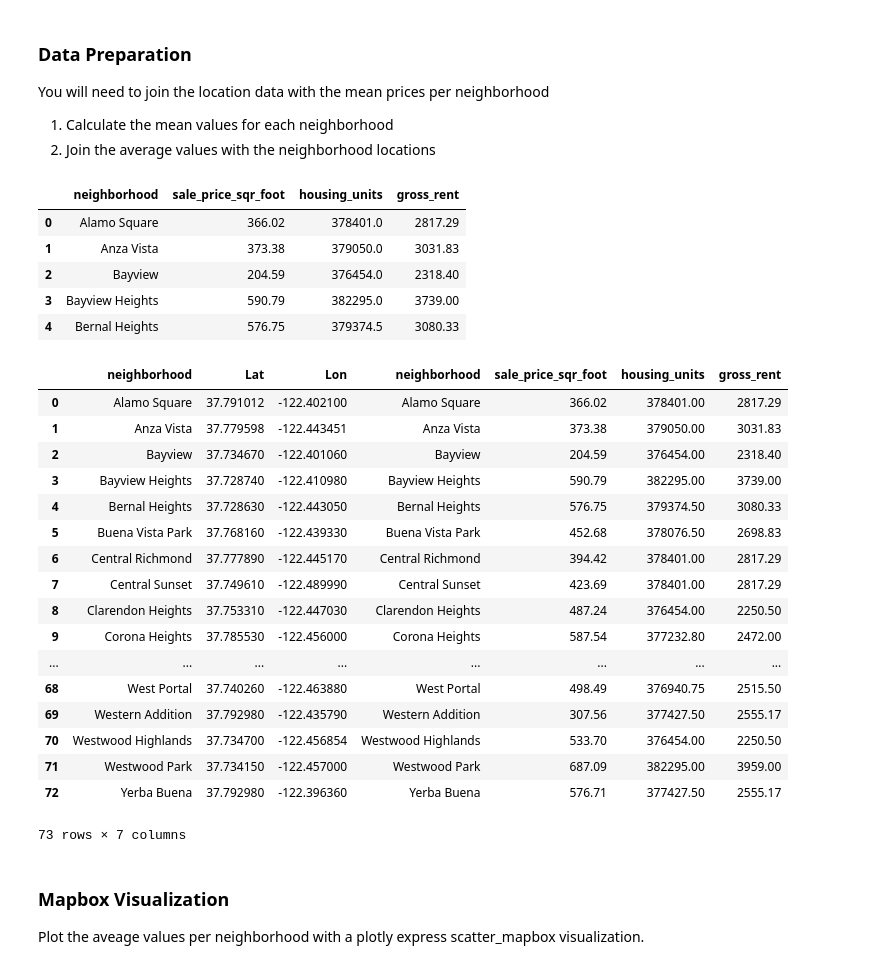
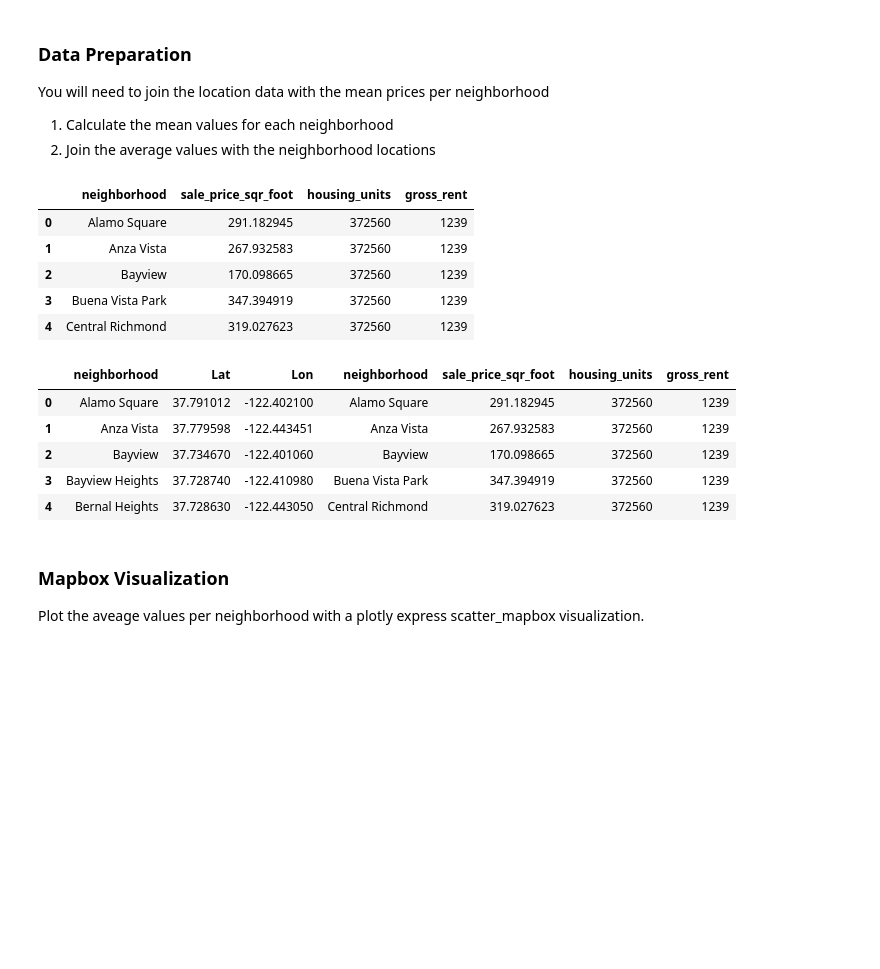
Before and after one commit to Caresir/Pyviz_Investment_Market, a Jupyter notebook: Code/rental_analysis.ipynb, the cells around one changed output. Drawn from its saved outputs; the diff is of its cells as text; code cells hidden in the pictures; blank space fills up the shorter version.

Commit message:
Adjusted the mean neighborhood dataframe to merge on the neighborhood and created a scatter mapbox

```diff
--- a/Code/rental_analysis.ipynb
+++ b/Code/rental_analysis.ipynb
@@ -222,38 +222,27 @@ You will need to join the location data with the mean prices per neighborhood
 2. Join the average values with the neighborhood locations
 # %%
 # Calculate the mean values for each neighborhood
-mean_neighborhood = sfo_data.groupby(['neighborhood']).mean().round(2).reset_index()
+mean_neighborhood = sfo_data[['neighborhood', 'sale_price_sqr_foot', 'housing_units', 'gross_rent']].reset_index().drop(columns=['year'])
+mean_neighborhood.mean().round(2).reset_index()
 mean_neighborhood.head()
 # %% [output]
 |  | neighborhood | sale_price_sqr_foot | housing_units | gross_rent |
-| 0 | Alamo Square | 366.02 | 378401.0 | 2817.29 |
-| 1 | Anza Vista | 373.38 | 379050.0 | 3031.83 |
-| 2 | Bayview | 204.59 | 376454.0 | 2318.40 |
-| 3 | Bayview Heights | 590.79 | 382295.0 | 3739.00 |
-| 4 | Bernal Heights | 576.75 | 379374.5 | 3080.33 |
+| 0 | Alamo Square | 291.182945 | 372560 | 1239 |
+| 1 | Anza Vista | 267.932583 | 372560 | 1239 |
+| 2 | Bayview | 170.098665 | 372560 | 1239 |
+| 3 | Buena Vista Park | 347.394919 | 372560 | 1239 |
+| 4 | Central Richmond | 319.027623 | 372560 | 1239 |
 # %%
 # Join the average values with the neighborhood locations
-average_by_location = pd.concat([df_neighborhood_locations, mean_neighborhood], axis=1)
-average_by_location
+average_by_location = pd.merge(df_neighborhood_locations, mean_neighborhood, on='business_id', how='outer')
+average_by_location.head()
 # %% [output]
 |  | neighborhood | Lat | Lon | neighborhood | sale_price_sqr_foot | housing_units | gross_rent |
-| 0 | Alamo Square | 37.791012 | -122.402100 | Alamo Square | 366.02 | 378401.00 | 2817.29 |
-| 1 | Anza Vista | 37.779598 | -122.443451 | Anza Vista | 373.38 | 379050.00 | 3031.83 |
-| 2 | Bayview | 37.734670 | -122.401060 | Bayview | 204.59 | 376454.00 | 2318.40 |
-| 3 | Bayview Heights | 37.728740 | -122.410980 | Bayview Heights | 590.79 | 382295.00 | 3739.00 |
-| 4 | Bernal Heights | 37.728630 | -122.443050 | Bernal Heights | 576.75 | 379374.50 | 3080.33 |
-| 5 | Buena Vista Park | 37.768160 | -122.439330 | Buena Vista Park | 452.68 | 378076.50 | 2698.83 |
-| 6 | Central Richmond | 37.777890 | -122.445170 | Central Richmond | 394.42 | 378401.00 | 2817.29 |
-| 7 | Central Sunset | 37.749610 | -122.489990 | Central Sunset | 423.69 | 378401.00 | 2817.29 |
-| 8 | Clarendon Heights | 37.753310 | -122.447030 | Clarendon Heights | 487.24 | 376454.00 | 2250.50 |
-| 9 | Corona Heights | 37.785530 | -122.456000 | Corona Heights | 587.54 | 377232.80 | 2472.00 |
-| ... | ... | ... | ... | ... | ... | ... | ... |
-| 68 | West Portal | 37.740260 | -122.463880 | West Portal | 498.49 | 376940.75 | 2515.50 |
-| 69 | Western Addition | 37.792980 | -122.435790 | Western Addition | 307.56 | 377427.50 | 2555.17 |
-| 70 | Westwood Highlands | 37.734700 | -122.456854 | Westwood Highlands | 533.70 | 376454.00 | 2250.50 |
-| 71 | Westwood Park | 37.734150 | -122.457000 | Westwood Park | 687.09 | 382295.00 | 3959.00 |
-| 72 | Yerba Buena | 37.792980 | -122.396360 | Yerba Buena | 576.71 | 377427.50 | 2555.17 |
+| 0 | Alamo Square | 37.791012 | -122.402100 | Alamo Square | 291.182945 | 372560 | 1239 |
+| 1 | Anza Vista | 37.779598 | -122.443451 | Anza Vista | 267.932583 | 372560 | 1239 |
+| 2 | Bayview | 37.734670 | -122.401060 | Bayview | 170.098665 | 372560 | 1239 |
+| 3 | Bayview Heights | 37.728740 | -122.410980 | Buena Vista Park | 347.394919 | 372560 | 1239 |
+| 4 | Bernal Heights | 37.728630 | -122.443050 | Central Richmond | 319.027623 | 372560 | 1239 |
-73 rows × 7 columns
 # %% [markdown]
 ### Mapbox Visualization
 
```
Also changed, not shown: parts of 1 cell of this notebook.
